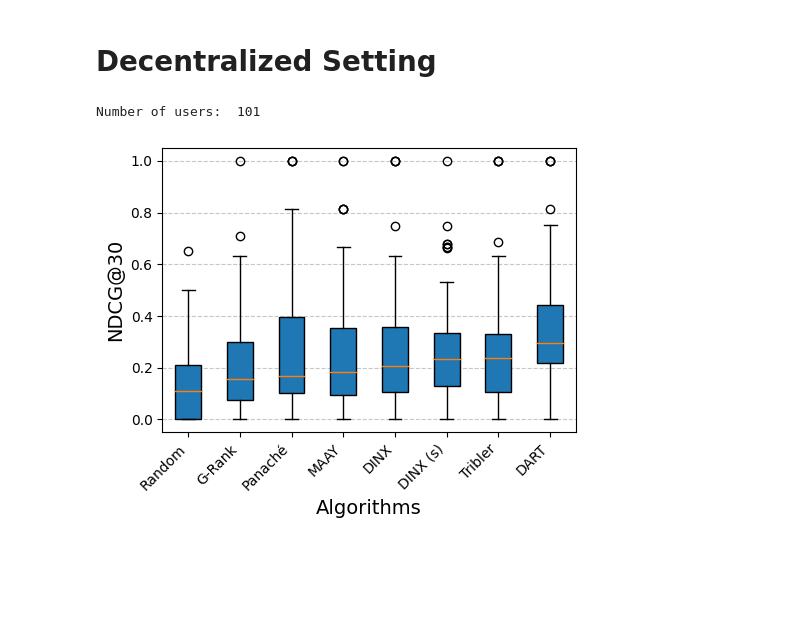
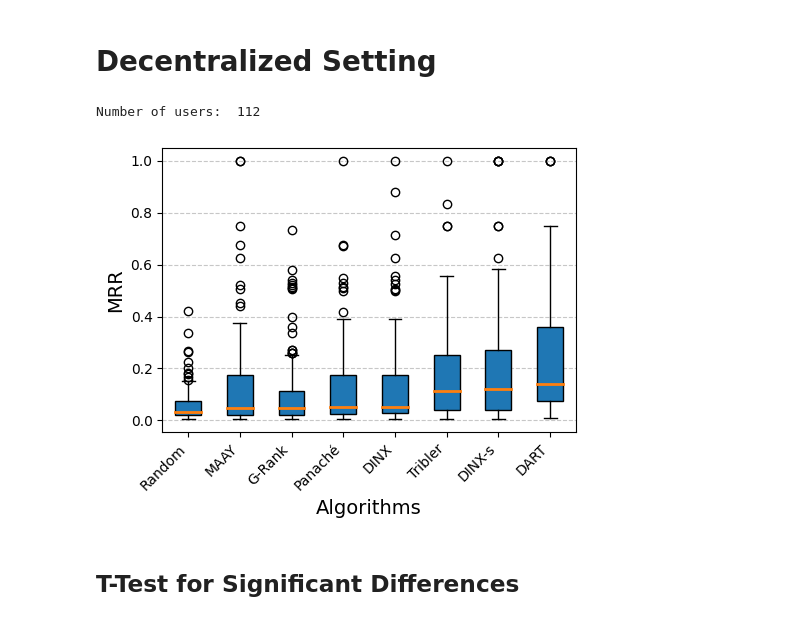
Before and after one commit to mg98/dart, a Jupyter notebook: results.ipynb, the cells around one changed output. Drawn from its saved outputs; the diff is of its cells as text; code cells hidden in the pictures; blank space fills up the shorter version.

```diff
--- a/results.ipynb
+++ b/results.ipynb
@@ -144,3 +188,18 @@ plot_chosen_indices('ltr')
 # %% [markdown]
 # Performance with Context Size
+# %%
+all_results = {'ltr': {}}
+for i in range(2,76):
+    with open(f'results/context_maps/context_map_ltr_{i}_of_78.pkl', 'rb') as f:
+        result = pickle.load(f)
+        all_results['ltr'].update(result['ltr'])
+
+with open('results/context_maps.pkl', 'rb') as f:
+    all_results.update(pickle.load(f))
+
+filtered_results = {}
+for algo_name, index_dict in all_results.items():
+    filtered_results[algo_name] = {x: metrics[None] for x, metrics in index_dict.items()}
+
+all_ndcgs = filtered_results
 # %%
@@ -325,42 +301,39 @@ Smoothed nDCG@30: ltr = 0.424, tribler = 0.419, dinx_s = 0.418
 # %% [markdown]
 # Decentralized Setting
 # %%
-import json
-import matplotlib.pyplot as plt
-import tikzplotlib
 from statistics import median
-
-k = "30"
 
 with open("results/p2p.json", "r") as f:
     data = json.load(f)
 
 print("Number of users: ", len(data['tribler']))
 
 ndcg_data = {}
 for algorithm, algorithm_name in ALGORITHMS.items():
     if algorithm not in data:
         print(f"Warning: '{algorithm}' not found in the data. Skipping.")
         continue  # Skip to the next algorithm if not found
     items = data[algorithm]
-    ndcg_values = [item['ndcg'].get(k) for item in items if 'ndcg' in item and item['ndcg'].get(k) is not None]
-    ndcg_data[algorithm] = ndcg_values
+    values = [item['map'].get("null") for item in items if 'map' in item and item['map'].get("null") is not None]
+    ndcg_data[algorithm] = values
 
 # Order algorithms by median NDCG in ascending order
 ordered_algorithms = sorted(ndcg_data.keys(), key=lambda algo: median(ndcg_data[algo]) if ndcg_data[algo] else float('inf'))
 data_to_plot = [ndcg_data.get(algo, []) for algo in ordered_algorithms]
 
 plt.figure(figsize=(5, 4))
-plt.boxplot(data_to_plot, patch_artist=True)
+plt.boxplot(data_to_plot, patch_artist=True, medianprops={'linewidth': 2})
 
 plt.xticks([i + 1 for i in range(len(ordered_algorithms))], [ALGORITHMS[algo] for algo in ordered_algorithms], rotation=45, ha='right')
-plt.ylabel(f'NDCG@{k}', fontsize=14)
+plt.ylabel(f'MRR', fontsize=14)
 plt.xlabel('Algorithms', fontsize=14)
 plt.grid(axis='y', linestyle='--', alpha=0.7)
 
 plt.tight_layout()
 tikzplotlib_fix_ncols(plt)
-tikzplotlib.save("results/tex/p2p_ndcg.tex", axis_width=r'\columnwidth', axis_height=r'6cm')
+tikzplotlib.save("results/tex/p2p_map.tex", axis_width=r'\columnwidth', axis_height=r'6cm')
 # %% [output]
-Number of users:  101
+Number of users:  112
-[figure, old version]
+[figure, new version]
+# %% [markdown]
+## T-Test for Significant Differences
```
Also changed, not shown: parts of 11 cells of this notebook, 13 other files.
